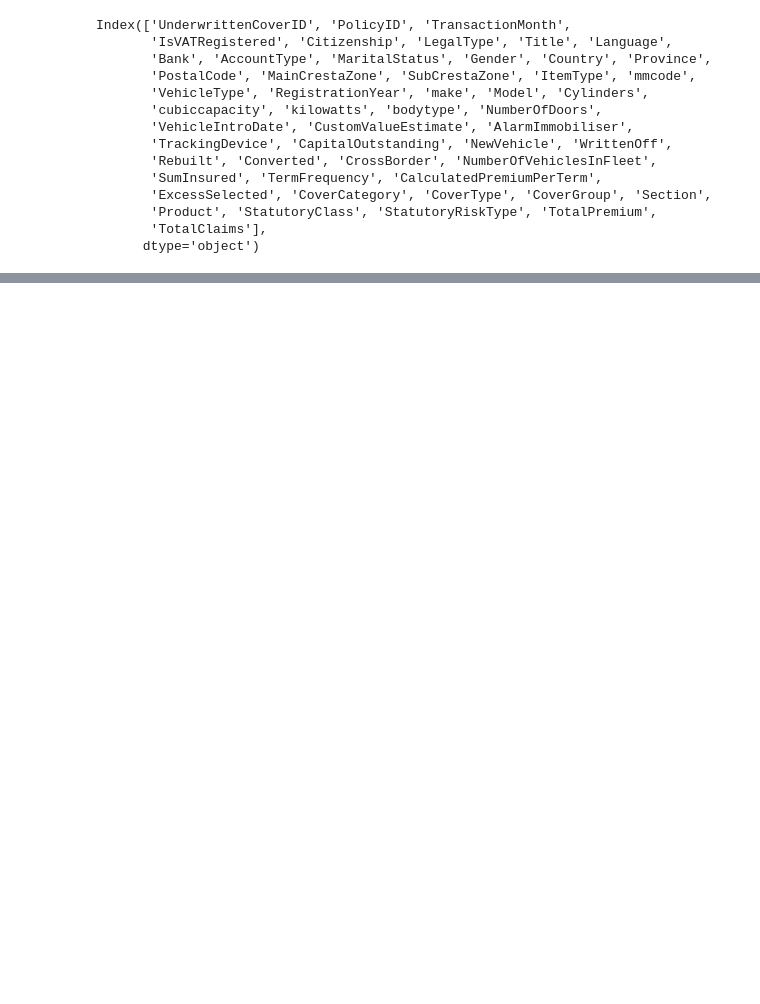
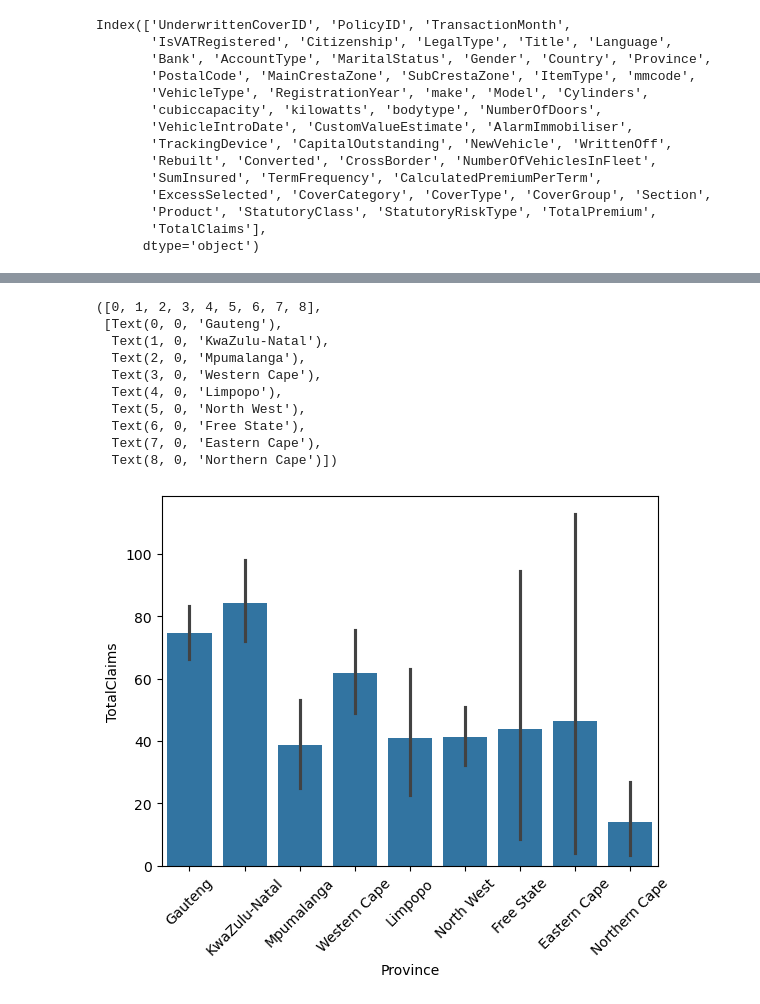
Before and after one commit to michael-099/End-to-End-Insurance-Risk-Analytics-Predictive-Modeling, a Jupyter notebook: notebooks/project_planning_EDA & stats.ipynb, the cells around one changed output, grey strips where cells are left out. Saved outputs shown, nothing was run; the diff lists cells and outputs as text; code cells hidden in the pictures; blank space fills up the shorter version.

```diff
--- a/notebooks/project_planning_EDA & stats.ipynb
+++ b/notebooks/project_planning_EDA & stats.ipynb
@@ -98,0 +155,15 @@ Index(['UnderwrittenCoverID', 'PolicyID', 'TransactionMonth',
+# %%
+sns.barplot(x='Province', y='TotalClaims', data=df)
+plt.xticks(rotation=45)
+# %% [output]
+([0, 1, 2, 3, 4, 5, 6, 7, 8],
+ [Text(0, 0, 'Gauteng'),
+  Text(1, 0, 'KwaZulu-Natal'),
+  Text(2, 0, 'Mpumalanga'),
+  Text(3, 0, 'Western Cape'),
+  Text(4, 0, 'Limpopo'),
+  Text(5, 0, 'North West'),
+  Text(6, 0, 'Free State'),
+  Text(7, 0, 'Eastern Cape'),
+  Text(8, 0, 'Northern Cape')])
+[figure, added]
```
Also changed, not shown: parts of 12 cells of this notebook.
